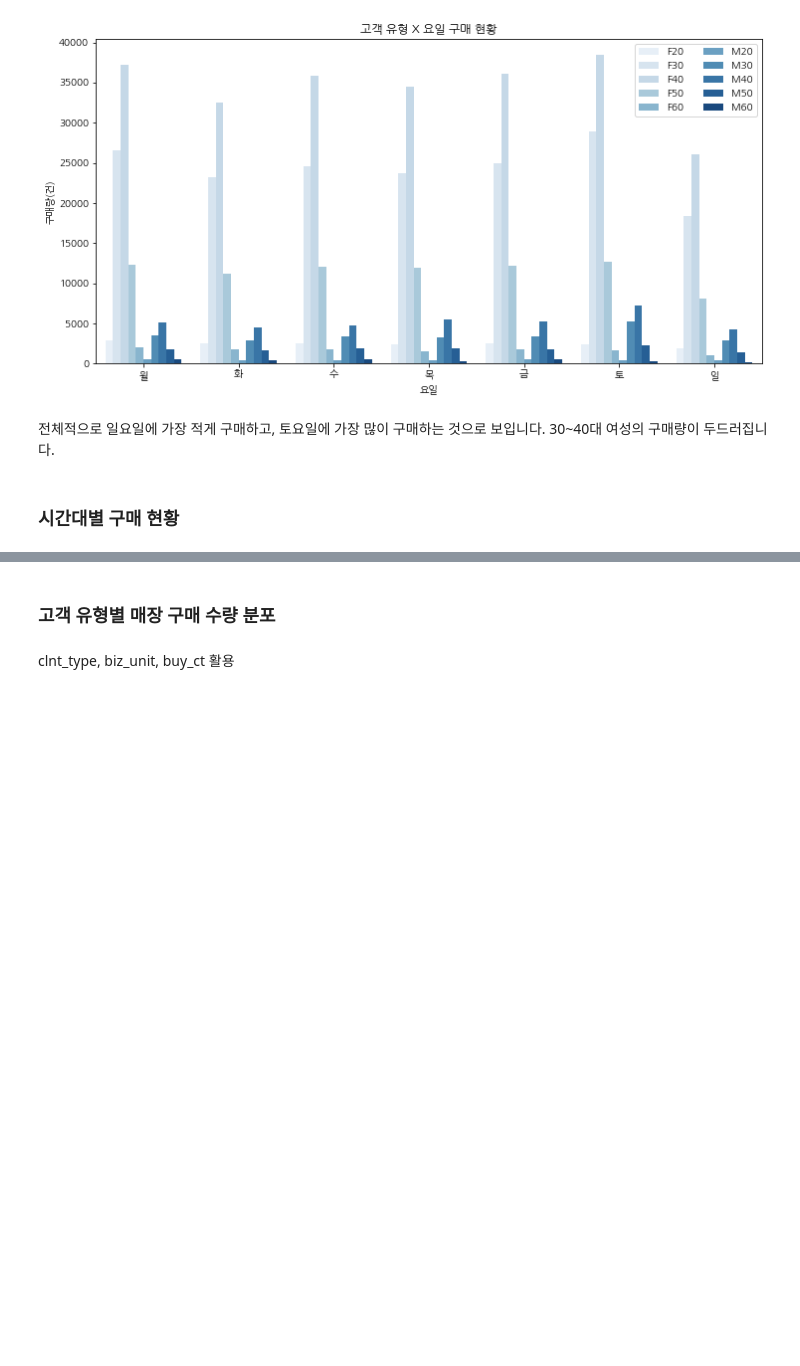
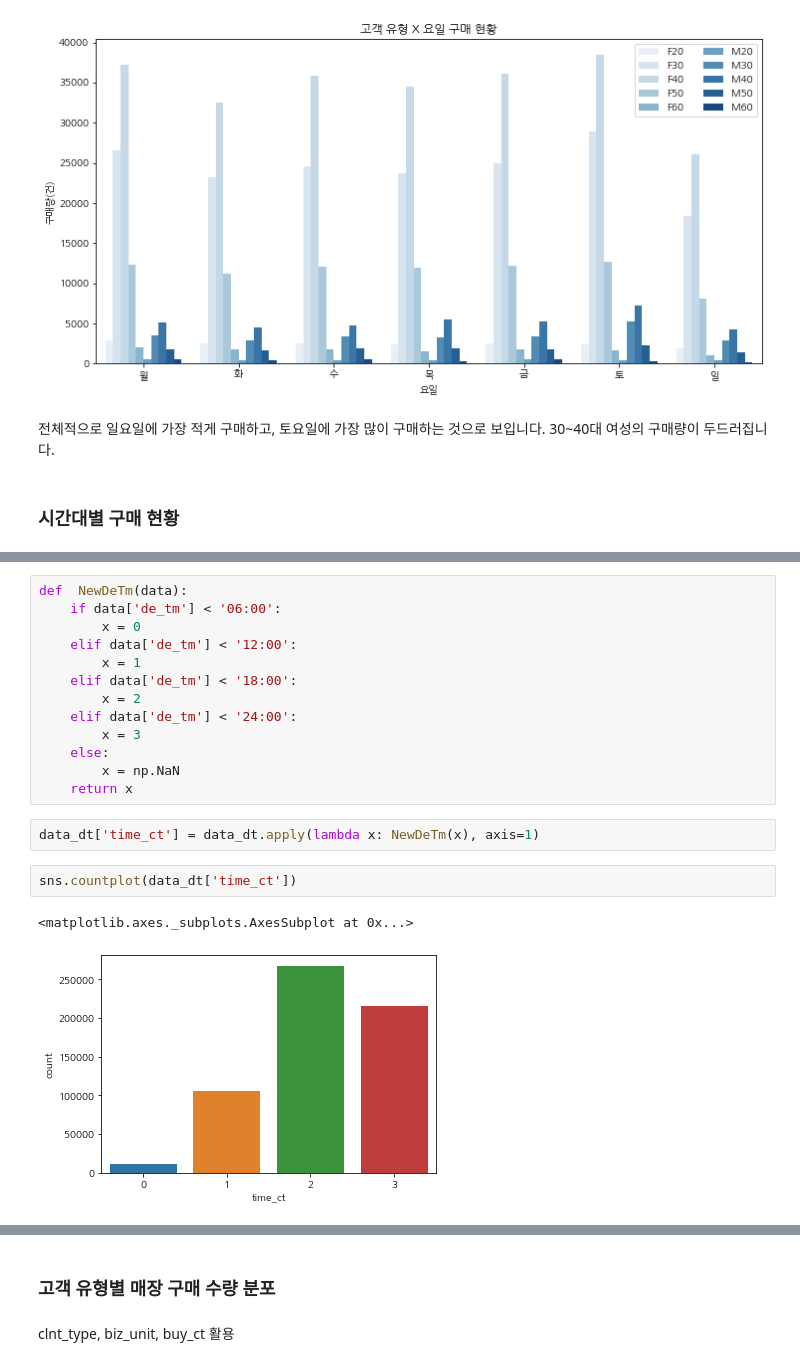
Before and after one commit to PEBpung/Lpoint-Hackathon, a Jupyter notebook: SW/Trade 데이터의 고객 행동 분석.ipynb, the cells around one changed output, grey strips where cells are left out. Cells and saved outputs as stored; diff of their text form; blank space fills up the shorter version.

```diff
--- a/SW/Trade 데이터의 고객 행동 분석.ipynb
+++ b/SW/Trade 데이터의 고객 행동 분석.ipynb
@@ -270 +277,21 @@ plt.show()
+# %%
+def  NewDeTm(data):
+    if data['de_tm'] < '06:00':
+        x = 0
+    elif data['de_tm'] < '12:00':
+        x = 1
+    elif data['de_tm'] < '18:00':
+        x = 2
+    elif data['de_tm'] < '24:00':
+        x = 3
+    else:
+        x = np.NaN
+    return x
+# %%
+data_dt['time_ct'] = data_dt.apply(lambda x: NewDeTm(x), axis=1)
+# %%
+sns.countplot(data_dt['time_ct'])
+# %% [output]
+<matplotlib.axes._subplots.AxesSubplot at 0x...>
+[figure, added]
 # %%
```
Also changed, not shown: parts of 8 cells of this notebook.
